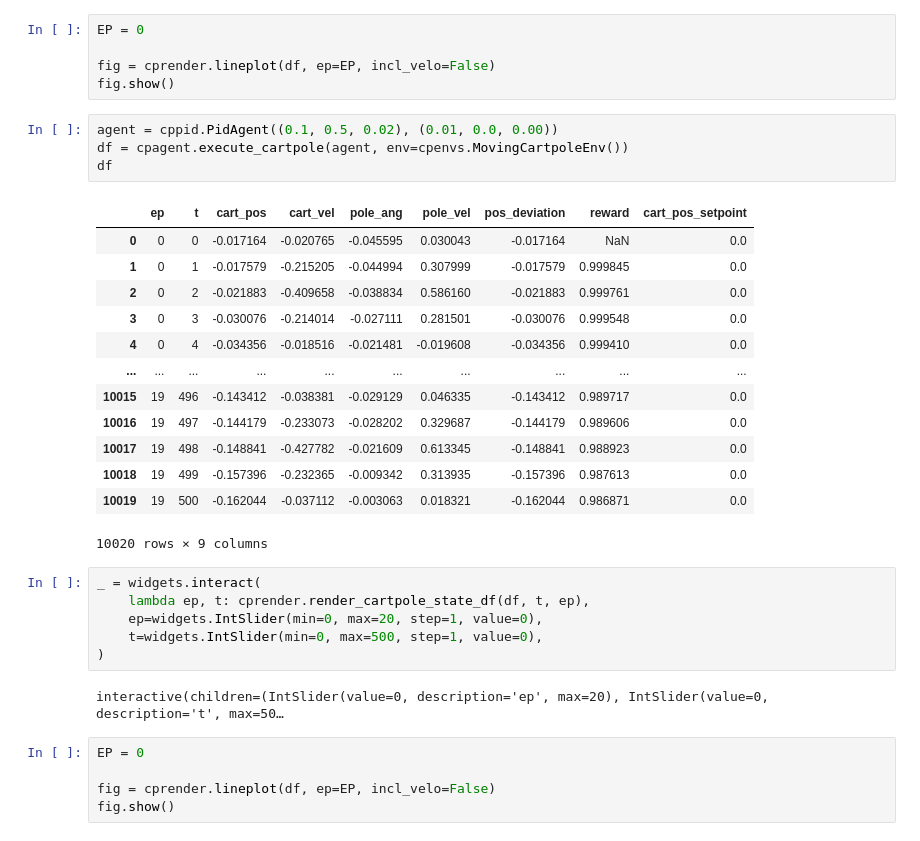
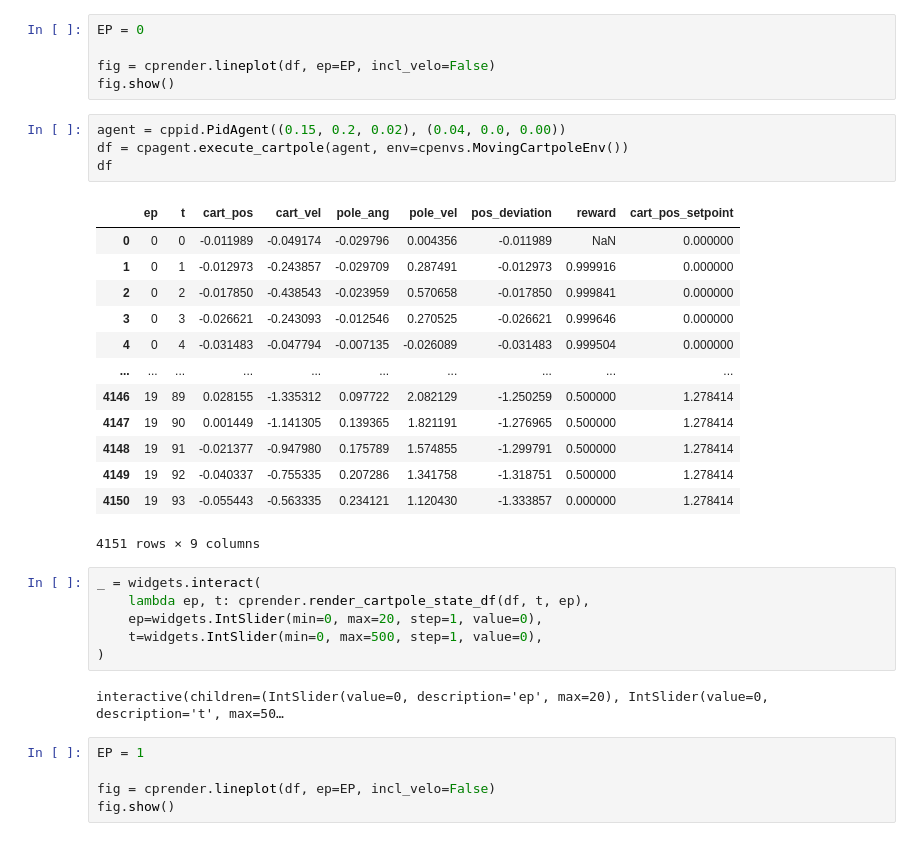
Before and after one commit to mirkoruether/studienarbeit-ml-controls, a Jupyter notebook: cartpole/cartpole-pid.ipynb, the cells around one changed output. Saved outputs shown, nothing was run; the diff lists cells and outputs as text.

```diff
--- a/cartpole/cartpole-pid.ipynb
+++ b/cartpole/cartpole-pid.ipynb
@@ -40,23 +60,23 @@ EP = 0
 fig = cprender.lineplot(df, ep=EP, incl_velo=False)
 fig.show()
 # %%
-agent = cppid.PidAgent((0.1, 0.5, 0.02), (0.01, 0.0, 0.00))
+agent = cppid.PidAgent((0.15, 0.2, 0.02), (0.04, 0.0, 0.00))
 df = cpagent.execute_cartpole(agent, env=cpenvs.MovingCartpoleEnv())
 df
 # %% [output]
 |  | ep | t | cart_pos | cart_vel | pole_ang | pole_vel | pos_deviation | reward | cart_pos_setpoint |
-| 0 | 0 | 0 | -0.017164 | -0.020765 | -0.045595 | 0.030043 | -0.017164 | NaN | 0.0 |
-| 1 | 0 | 1 | -0.017579 | -0.215205 | -0.044994 | 0.307999 | -0.017579 | 0.999845 | 0.0 |
-| 2 | 0 | 2 | -0.021883 | -0.409658 | -0.038834 | 0.586160 | -0.021883 | 0.999761 | 0.0 |
-| 3 | 0 | 3 | -0.030076 | -0.214014 | -0.027111 | 0.281501 | -0.030076 | 0.999548 | 0.0 |
-| 4 | 0 | 4 | -0.034356 | -0.018516 | -0.021481 | -0.019608 | -0.034356 | 0.999410 | 0.0 |
+| 0 | 0 | 0 | -0.011989 | -0.049174 | -0.029796 | 0.004356 | -0.011989 | NaN | 0.000000 |
+| 1 | 0 | 1 | -0.012973 | -0.243857 | -0.029709 | 0.287491 | -0.012973 | 0.999916 | 0.000000 |
+| 2 | 0 | 2 | -0.017850 | -0.438543 | -0.023959 | 0.570658 | -0.017850 | 0.999841 | 0.000000 |
+| 3 | 0 | 3 | -0.026621 | -0.243093 | -0.012546 | 0.270525 | -0.026621 | 0.999646 | 0.000000 |
+| 4 | 0 | 4 | -0.031483 | -0.047794 | -0.007135 | -0.026089 | -0.031483 | 0.999504 | 0.000000 |
 | ... | ... | ... | ... | ... | ... | ... | ... | ... | ... |
-| 10015 | 19 | 496 | -0.143412 | -0.038381 | -0.029129 | 0.046335 | -0.143412 | 0.989717 | 0.0 |
-| 10016 | 19 | 497 | -0.144179 | -0.233073 | -0.028202 | 0.329687 | -0.144179 | 0.989606 | 0.0 |
-| 10017 | 19 | 498 | -0.148841 | -0.427782 | -0.021609 | 0.613345 | -0.148841 | 0.988923 | 0.0 |
-| 10018 | 19 | 499 | -0.157396 | -0.232365 | -0.009342 | 0.313935 | -0.157396 | 0.987613 | 0.0 |
-| 10019 | 19 | 500 | -0.162044 | -0.037112 | -0.003063 | 0.018321 | -0.162044 | 0.986871 | 0.0 |
+| 4146 | 19 | 89 | 0.028155 | -1.335312 | 0.097722 | 2.082129 | -1.250259 | 0.500000 | 1.278414 |
+| 4147 | 19 | 90 | 0.001449 | -1.141305 | 0.139365 | 1.821191 | -1.276965 | 0.500000 | 1.278414 |
+| 4148 | 19 | 91 | -0.021377 | -0.947980 | 0.175789 | 1.574855 | -1.299791 | 0.500000 | 1.278414 |
+| 4149 | 19 | 92 | -0.040337 | -0.755335 | 0.207286 | 1.341758 | -1.318751 | 0.500000 | 1.278414 |
+| 4150 | 19 | 93 | -0.055443 | -0.563335 | 0.234121 | 1.120430 | -1.333857 | 0.000000 | 1.278414 |
-10020 rows × 9 columns
+4151 rows × 9 columns
 # %%
 _ = widgets.interact(
     lambda ep, t: cprender.render_cartpole_state_df(df, t, ep),
@@ -66,7 +86,7 @@ _ = widgets.interact(
 # %% [output]
 interactive(children=(IntSlider(value=0, description='ep', max=20), IntSlider(value=0, description='t', max=50…
 # %%
-EP = 0
+EP = 1
 
 fig = cprender.lineplot(df, ep=EP, incl_velo=False)
 fig.show()
```
Also changed, not shown: parts of 1 cell of this notebook, 4 other files.
